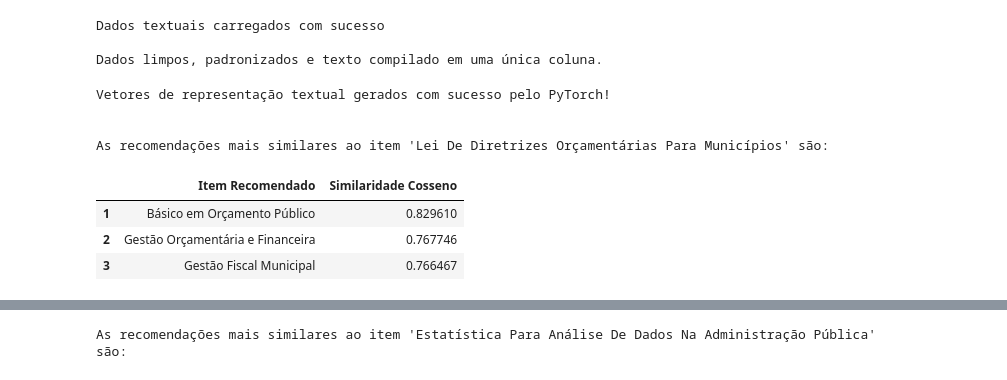
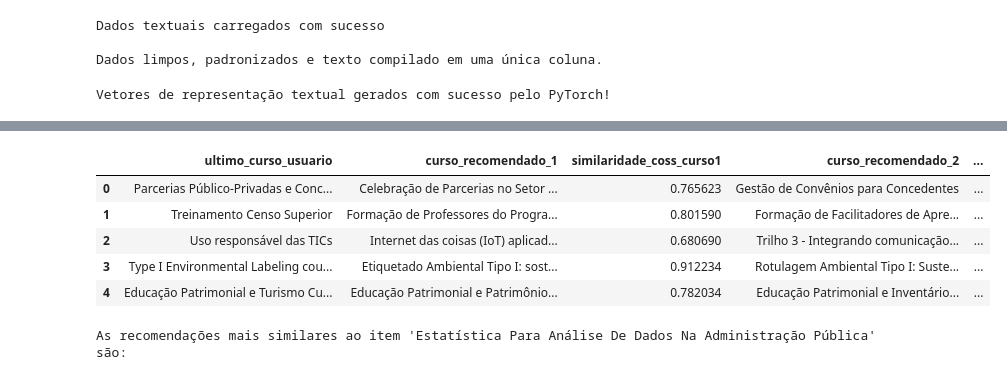
Before and after one commit to mello-pedro/dissertacao_mestrado, a Jupyter notebook: src/extrair_recoms_BERT.ipynb, the cells around one changed output, grey strips where cells are left out. Cells and saved outputs as stored; diff of their text form; code cells hidden in the pictures.

```diff
--- a/src/extrair_recoms_BERT.ipynb
+++ b/src/extrair_recoms_BERT.ipynb
@@ -41,17 +41,68 @@ embeddings = recomender.embeddings_extract()
 
 # recomendacoes:(homem mais rico babi)
 #recomendacoes = recomender.recomendar_itens("9788500003042", 10)
-recomendacoes = recomender.recomendar_itens(113, 3)
-recomendacoes
+#recomendacoes = recomender.recomendar_itens(113, 3)
+#recomendacoes
 # %% [output]
 Dados textuais carregados com sucesso
 
 Dados limpos, padronizados e texto compilado em uma única coluna.
 Vetores de representação textual gerados com sucesso pelo PyTorch!
-
-
-As recomendações mais similares ao item 'Lei De Diretrizes Orçamentárias Para Municípios' são:
-|  | Item Recomendado | Similaridade Cosseno |
-| 1 | Básico em Orçamento Público | 0.829610 |
-| 2 | Gestão Orçamentária e Financeira | 0.767746 |
-| 3 | Gestão Fiscal Municipal | 0.766467 |
+# %%
+from tqdm import tqdm
+
+def generate_all_recommendations(recomender, top_n=3):
+    """
+    Generate recommendations for all courses in the loaded dataframe.
+    Returns a DataFrame with course names instead of IDs in the first column.
+    """
+    # Get all course IDs and names from the dataframe
+    all_courses = recomender.df_text[[recomender.id_col, 'nome_original']].astype({recomender.id_col: str})
+
+    recommendations_list = []
+
+    for _, row in tqdm(all_courses.iterrows(), total=len(all_courses), desc="Processing Courses"):
+        course_id = row[recomender.id_col]
+        base_course_name = row['nome_original']
+
+        try:
+            # Get recommendations for current course
+            result = recomender.recomendar_itens(course_id, top_n)
+
+            if result is None or result.empty:
+                continue
+
+            # Create a dictionary for the current course
+            course_dict = {
+                'ultimo_curso_usuario': base_course_name,
+            }
+
+            # Extract recommendations and similarity scores
+            for i in range(top_n):
+                try:
+                    course_dict[f'curso_recomendado_{i+1}'] = result.iloc[i]['Item Recomendado']
+                    course_dict[f'similaridade_coss_curso{i+1}'] = result.iloc[i]['Similaridade Cosseno']
+                except (IndexError, KeyError):
+                    course_dict[f'curso_recomendado_{i+1}'] = None
+                    course_dict[f'similaridade_coss_curso{i+1}'] = None
+
+            recommendations_list.append(course_dict)
+
+        except Exception as e:
+            print(f"Error processing course {base_course_name} ({course_id}): {str(e)}")
+            continue
+
+    # Create DataFrame and format columns
+    column_order = ['ultimo_curso_usuario']
+    for i in range(1, top_n+1):
+        column_order.extend([
+            f'curso_recomendado_{i}',
+            f'similaridade_coss_curso{i}'
+        ])
+
+    return pd.DataFrame(recommendations_list, columns=column_order)
+
+# Usage remains the same:
+final_recommendations = generate_all_recommendations(recomender, top_n=3)
+final_recommendations.head()
+# %% [output]
@@ -57,0 +177,6 @@ As recomendações mais similares ao item 'Lei De Diretrizes Orçamentárias Par
+|  | ultimo_curso_usuario | curso_recomendado_1 | similaridade_coss_curso1 | curso_recomendado_2 | ... |
+| 0 | Parcerias Público-Privadas e Conc... | Celebração de Parcerias no Setor ... | 0.765623 | Gestão de Convênios para Concedentes | ... |
+| 1 | Treinamento Censo Superior | Formação de Professores do Progra... | 0.801590 | Formação de Facilitadores de Apre... | ... |
+| 2 | Uso responsável das TICs | Internet das coisas (IoT) aplicad... | 0.680690 | Trilho 3 - Integrando comunicação... | ... |
+| 3 | Type I Environmental Labeling cou... | Etiquetado Ambiental Tipo I: sost... | 0.912234 | Rotulagem Ambiental Tipo I: Suste... | ... |
+| 4 | Educação Patrimonial e Turismo Cu... | Educação Patrimonial e Patrimônio... | 0.782034 | Educação Patrimonial e Inventário... | ... |
```
Also changed, not shown: parts of 11 cells of this notebook, 23 other files.
